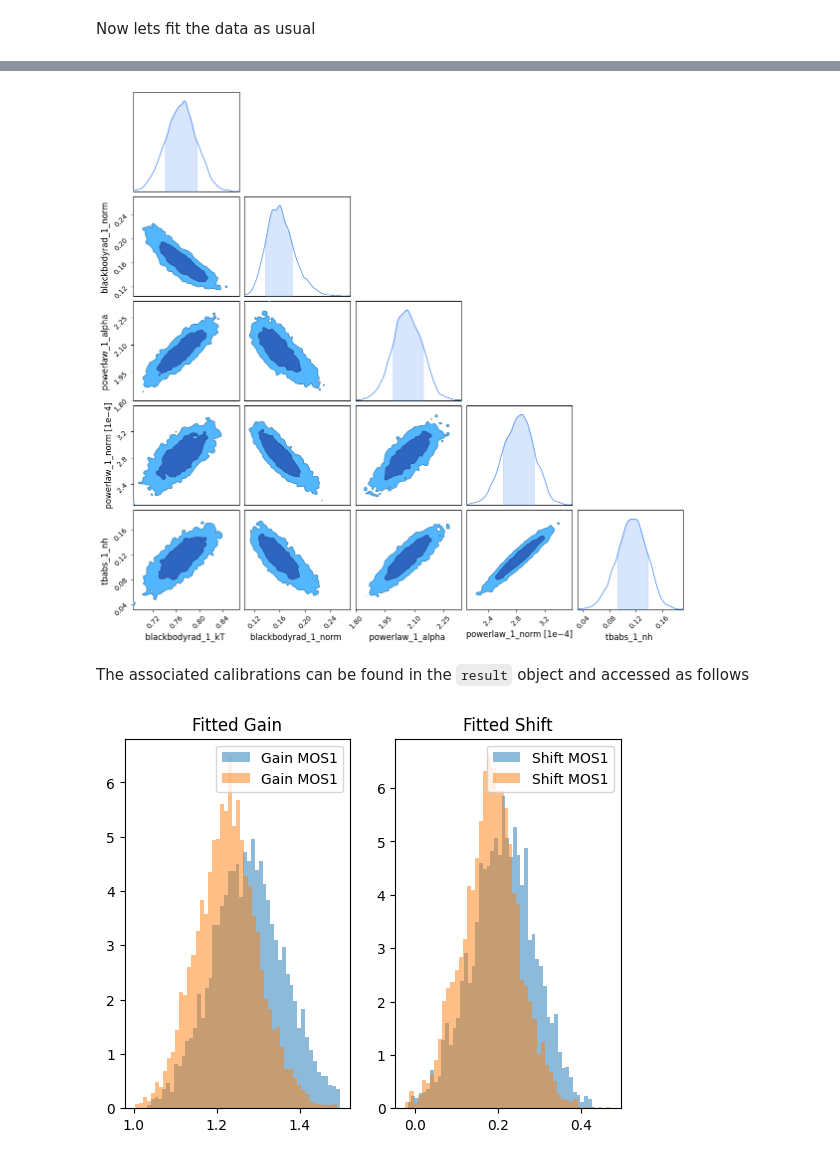
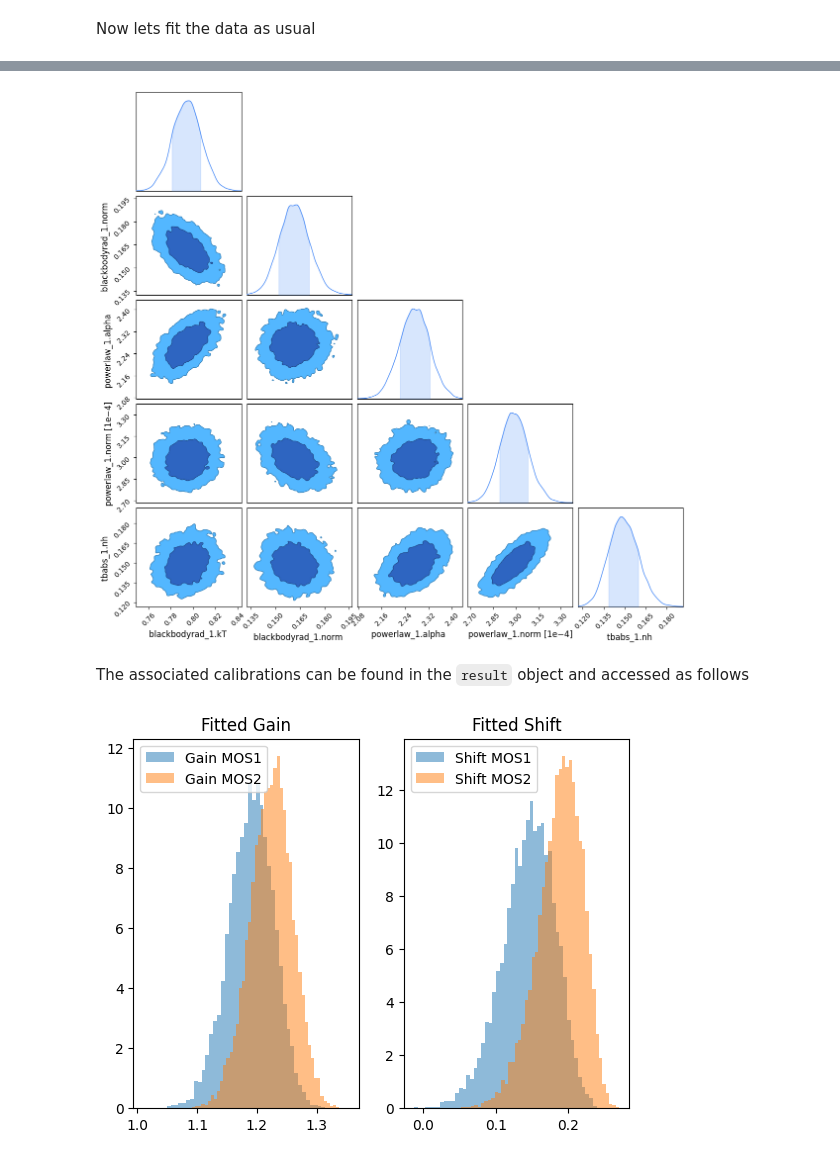
Before and after one commit to ckazantsev/jaxspec, a Jupyter notebook: docs/examples/calibration.ipynb, the cells around one changed output, grey strips where cells are left out. Drawn from its saved outputs; the diff is of its cells as text; code cells hidden in the pictures.

```diff
--- a/docs/examples/calibration.ipynb
+++ b/docs/examples/calibration.ipynb
@@ -35,14 +35,15 @@ An [`InstrumentModel`](/references/instrument/#jaxspec.model.instrument.Instrume
 import numpyro.distributions as dist
 from jaxspec.model.background import BackgroundWithError
 from jaxspec.model.instrument import InstrumentModel, ConstantGain, ConstantShift
+from jaxspec.fit import PerObs
 
 instrument_prior = {
     **prior,
-    "instrument.gain.factor": dist.Uniform(0.5, 1.5),  # Uniform between 50 % and 150% of calibration error
-    "instrument.shift.offset": dist.Uniform(-0.5, +0.5),  # Assume a shift between -500 and +500 eV
+    "instrument.gain.factor": PerObs(dist.Uniform(0.5, 1.5)),  # Uniform between 50 % and 150% of calibration error
+    "instrument.shift.offset": PerObs(dist.Uniform(-0.3, +0.3)),  # Assume a shift between -300 and +300 eV
 }
 
-fitter = MCMCFitter(
+fitter = VIFitter(
     spectral_model, instrument_prior, obsconfs,
     instrument_model=InstrumentModel(
         "PN",
@@ -54,7 +55,7 @@ fitter = MCMCFitter(
 # %% [markdown]
 Now lets fit the data as usual
 # %%
-result = fitter.fit(num_chains=4, num_warmup=1000, num_samples=1000)
+result = fitter.fit(num_steps=30_000, num_samples=10_000)
 # %%
 result.plot_ppc();
 # %% [output]
@@ -64,25 +65,25 @@ result.plot_ppc();
 # %%
 result.plot_corner()
 # %% [output]
-[figure, old version]
+[figure, new version]
 # %% [markdown]
 The associated calibrations can be found in the `result` object and accessed as follows
 # %%
 import numpy as np
 import matplotlib.pyplot as plt
 
 plt.close('all')
 plt.subplot(121)
-plt.hist(np.ravel(result.inference_data.posterior["ins/~/gain_MOS1"]), label="Gain MOS1", alpha=0.5, bins=50, density=True)
-plt.hist(np.ravel(result.inference_data.posterior["ins/~/gain_MOS2"]), label="Gain MOS1", alpha=0.5, bins=50, density=True)
+plt.hist(np.ravel(result.inference_data.posterior["instrument.gain.factor.MOS1"]), label="Gain MOS1", alpha=0.5, bins=50, density=True)
+plt.hist(np.ravel(result.inference_data.posterior["instrument.gain.factor.MOS2"]), label="Gain MOS2", alpha=0.5, bins=50, density=True)
 plt.title("Fitted Gain")
 plt.legend()
 
 plt.subplot(122)
-plt.hist(np.ravel(result.inference_data.posterior["ins/~/shift_MOS1"]), label="Shift MOS1", alpha=0.5, bins=50, density=True)
-plt.hist(np.ravel(result.inference_data.posterior["ins/~/shift_MOS2"]), label="Shift MOS1", alpha=0.5, bins=50, density=True)
+plt.hist(np.ravel(result.inference_data.posterior["instrument.shift.offset.MOS1"]), label="Shift MOS1", alpha=0.5, bins=50, density=True)
+plt.hist(np.ravel(result.inference_data.posterior["instrument.shift.offset.MOS2"]), label="Shift MOS2", alpha=0.5, bins=50, density=True)
 plt.title("Fitted Shift")
 plt.legend()
 plt.show()
 # %% [output]
-[figure, old version]
+[figure, new version]
```
Also changed, not shown: parts of 2 cells of this notebook, 8 other files.
